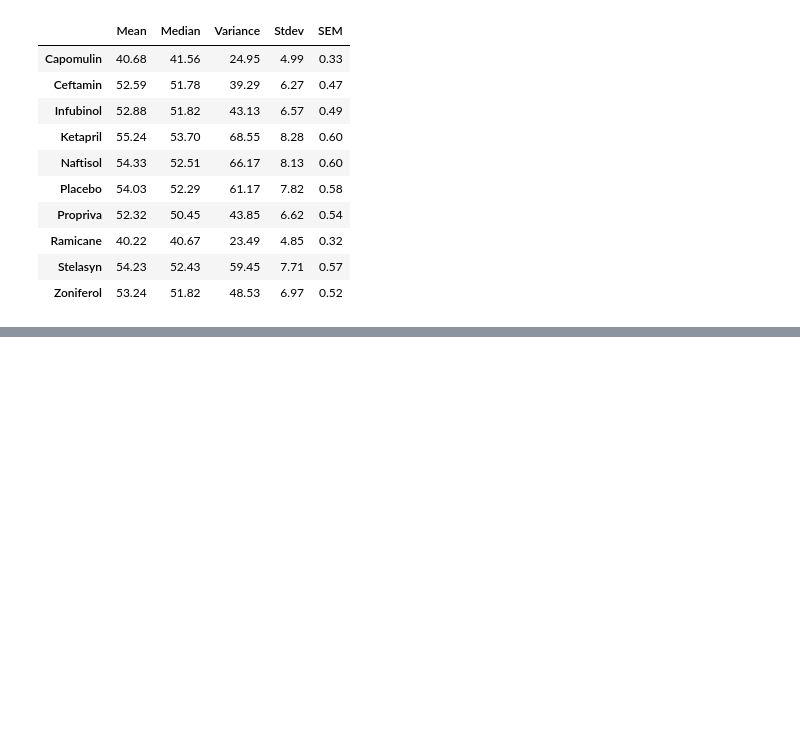
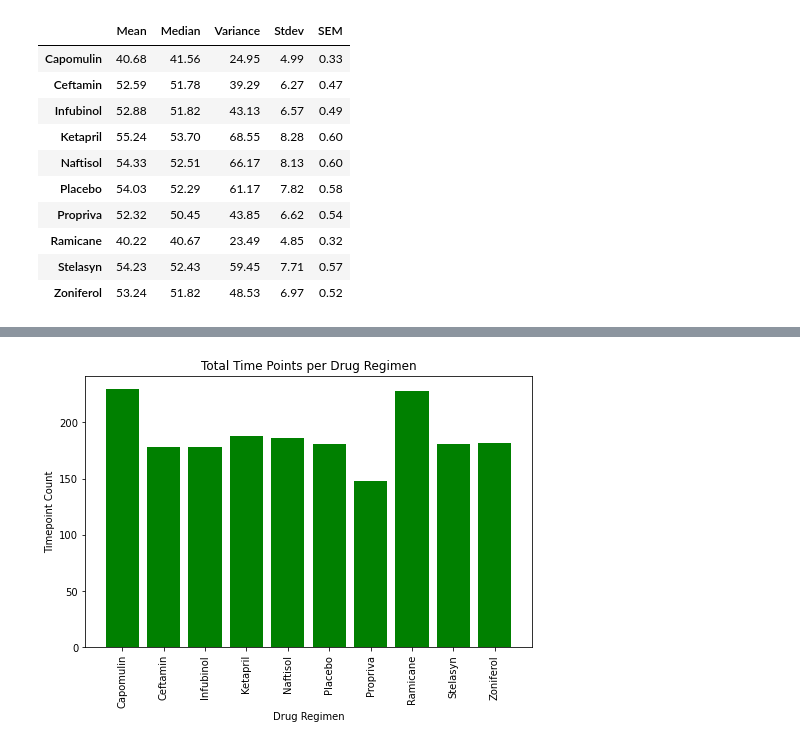
Before and after one commit to JoshMBell/Data_Visualization_Challenge, a Jupyter notebook: pymaceuticals_starter.ipynb, the cells around one changed output, grey strips where cells are left out. Saved outputs shown, nothing was run; the diff lists cells and outputs as text; code cells hidden in the pictures; blank space fills up the shorter version.

```diff
--- a/pymaceuticals_starter.ipynb
+++ b/pymaceuticals_starter.ipynb
@@ -131,3 +169,19 @@ Tumor volume statistics by drug:
+# %%
+#bar chart 2: Create bar chart with matplotlib.pyplot
+fig, chart_2 = plt.subplots(figsize = fig_size)
+
+chart_2.bar(time_points_drug.index, time_points_drug.values, color = 'green')
+
+chart_2.set_title("Total Time Points per Drug Regimen")
+
+chart_2.set_xlabel("Drug Regimen")
+plt.xticks(rotation = 90)
+
+chart_2.set_ylabel("Timepoint Count")
+
+plt.show()
+# %% [output]
+[figure, added]
 # %%
 #prepare data for pie charts
 # %%
```
Also changed, not shown: parts of 4 cells of this notebook.
